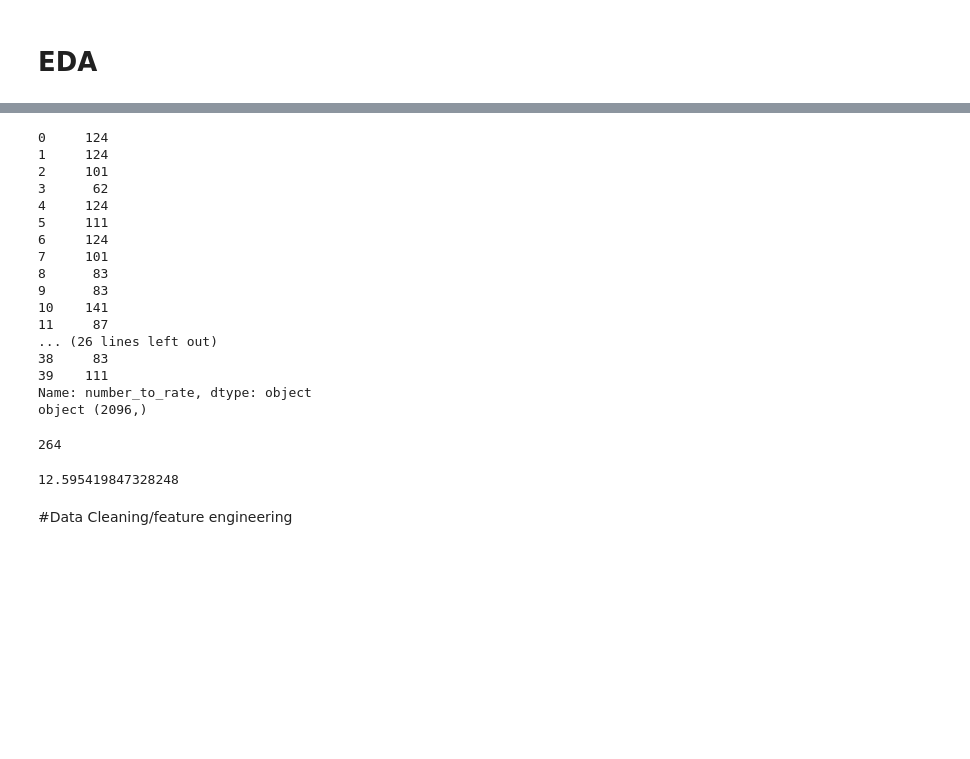
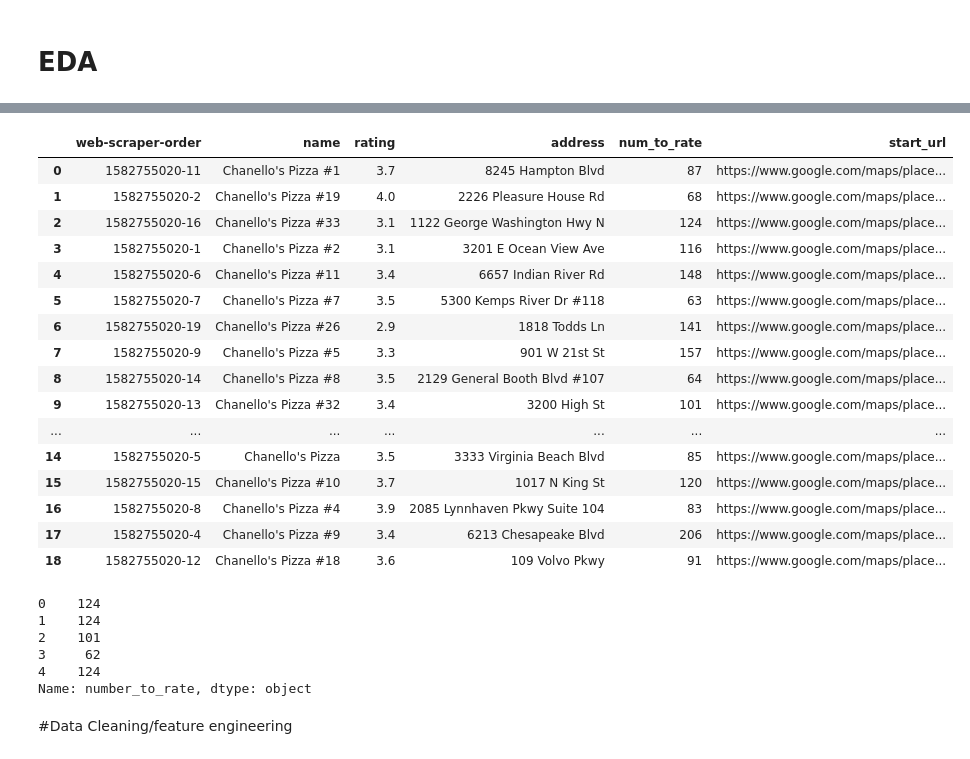
Before and after one commit to Jwilson1172/lambda, a Jupyter notebook: unit-1-build/clean_dataset.ipynb, the cells around one changed output, grey strips where cells are left out. Saved outputs shown, nothing was run; the diff lists cells and outputs as text; code cells hidden in the pictures; blank space fills up the shorter version.

Commit message:
adding functionality

```diff
--- a/unit-1-build/clean_dataset.ipynb
+++ b/unit-1-build/clean_dataset.ipynb
@@ -28,6 +28,3 @@ df.head()
 | 2 | 1582527918-244 | https://www.google.com/maps/place... | 101 reviews | lori kent | 3 years ago | NaN | ... |
 | 3 | 1582528346-1348 | https://www.google.com/maps/place... | 62 reviews | Christian Betz | 4 years ago | NaN | ... |
 | 4 | 1582527995-377 | https://www.google.com/maps/place... | 124 reviews | Janel Brosseit | a year ago | This rating goes more towards the... | ... |
-# %%
-df_labels.head()
-df_labels=df_labels.drop('franchise') # there are no franchised stores in this list
@@ -41,34 +31,42 @@ df_labels=df_labels.drop('franchise') # there are no franchised stores in this l
-# %%
-def strip_n2r(x):
-  if isinstance(x,float):
-    return x
-  else:
-    return x[:-8]
-test=df['number_to_rate'].apply(strip_n2r)
-print(test.head(40))
-print(test.dtypes,test.shape)
-test.isnull().sum()
-#df['number_to_rate'].isin(df_labels['num_to_rate']).sum()
-# %% [output]
-0     124
-1     124
-2     101
-3      62
-4     124
-5     111
-6     124
-7     101
-8      83
-9      83
-10    141
-11     87
-... (26 lines left out)
-38     83
-39    111
-Name: number_to_rate, dtype: object
-object (2096,)
-264
-# %%
-((-(2096-264)/2096)+1)*100
-# %% [output]
-12.595419847328248
+# %%
+# a correction to the number of reviews from the time that the data
+# was scrapped and the labels dataset was scraped
+df_labels['num_to_rate'].at[13]=101
+
+df_labels.head(20)
+# %% [output]
+|  | web-scraper-order | name | rating | address | num_to_rate | start_url |
+| 0 | 1582755020-11 | Chanello's Pizza #1 | 3.7 | 8245 Hampton Blvd | 87 | https://www.google.com/maps/place... |
+| 1 | 1582755020-2 | Chanello's Pizza #19 | 4.0 | 2226 Pleasure House Rd | 68 | https://www.google.com/maps/place... |
+| 2 | 1582755020-16 | Chanello's Pizza #33 | 3.1 | 1122 George Washington Hwy N | 124 | https://www.google.com/maps/place... |
+| 3 | 1582755020-1 | Chanello's Pizza #2 | 3.1 | 3201 E Ocean View Ave | 116 | https://www.google.com/maps/place... |
+| 4 | 1582755020-6 | Chanello's Pizza #11 | 3.4 | 6657 Indian River Rd | 148 | https://www.google.com/maps/place... |
+| 5 | 1582755020-7 | Chanello's Pizza #7 | 3.5 | 5300 Kemps River Dr #118 | 63 | https://www.google.com/maps/place... |
+| 6 | 1582755020-19 | Chanello's Pizza #26 | 2.9 | 1818 Todds Ln | 141 | https://www.google.com/maps/place... |
+| 7 | 1582755020-9 | Chanello's Pizza #5 | 3.3 | 901 W 21st St | 157 | https://www.google.com/maps/place... |
+| 8 | 1582755020-14 | Chanello's Pizza #8 | 3.5 | 2129 General Booth Blvd #107 | 64 | https://www.google.com/maps/place... |
+| 9 | 1582755020-13 | Chanello's Pizza #32 | 3.4 | 3200 High St | 101 | https://www.google.com/maps/place... |
+| ... | ... | ... | ... | ... | ... | ... |
+| 14 | 1582755020-5 | Chanello's Pizza | 3.5 | 3333 Virginia Beach Blvd | 85 | https://www.google.com/maps/place... |
+| 15 | 1582755020-15 | Chanello's Pizza #10 | 3.7 | 1017 N King St | 120 | https://www.google.com/maps/place... |
+| 16 | 1582755020-8 | Chanello's Pizza #4 | 3.9 | 2085 Lynnhaven Pkwy Suite 104 | 83 | https://www.google.com/maps/place... |
+| 17 | 1582755020-4 | Chanello's Pizza #9 | 3.4 | 6213 Chesapeake Blvd | 206 | https://www.google.com/maps/place... |
+| 18 | 1582755020-12 | Chanello's Pizza #18 | 3.6 | 109 Volvo Pkwy | 91 | https://www.google.com/maps/place... |
+# %%
+# define a function that cleans up the number to rate column of the
+# reviews dataset by removing ' reviews' from the end of the cell content
+def strip_n2r(x):
+  if isinstance(x,float):
+    return x
+  else:
+    return x[:-8]
+# make sure that i didnt break anything
+test=df['number_to_rate'].apply(strip_n2r)
+test.head()
+# %% [output]
+0    124
+1    124
+2    101
+3     62
+4    124
+Name: number_to_rate, dtype: object
```
Also changed, not shown: parts of 15 cells of this notebook.
